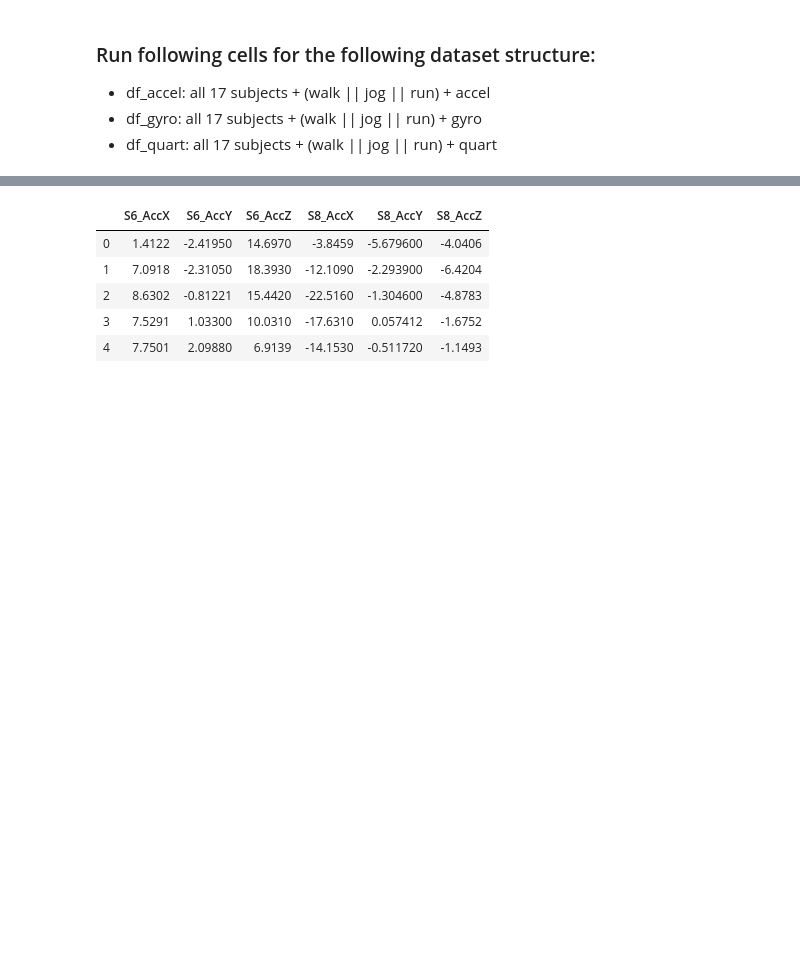
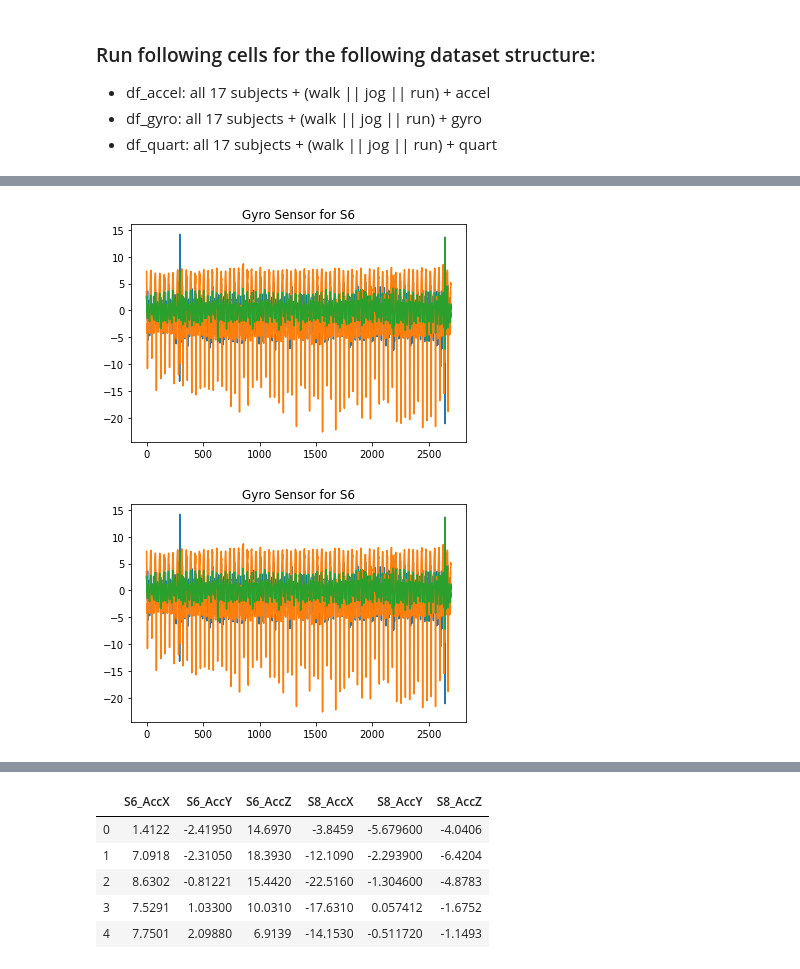
Before and after one commit to raymondng76/PRS-ISSM-2019-09-09-IS1FT-CA3, a Jupyter notebook: code/CA3.ipynb, the cells around one changed output, grey strips where cells are left out. Cells and saved outputs as stored; diff of their text form; code cells hidden in the pictures; blank space fills up the shorter version.

```diff
--- a/code/CA3.ipynb
+++ b/code/CA3.ipynb
@@ -110,0 +133,16 @@ dfaccel, dfgyro, dfquart = splitSensor(dfr)
+# %%
+plt.figure()
+plt.plot(dfgyro[70])
+plt.plot(dfgyro[71])
+plt.plot(dfgyro[72])
+plt.title('Gyro Sensor for S6')
+
+plt.figure()
+plt.plot(dfgyro[70])
+plt.plot(dfgyro[71])
+plt.plot(dfgyro[72])
+plt.title('Gyro Sensor for S6')
+plt.show()
+# %% [output]
+[figure, added]
+[figure, added]
```
Also changed, not shown: parts of 30 cells of this notebook.
